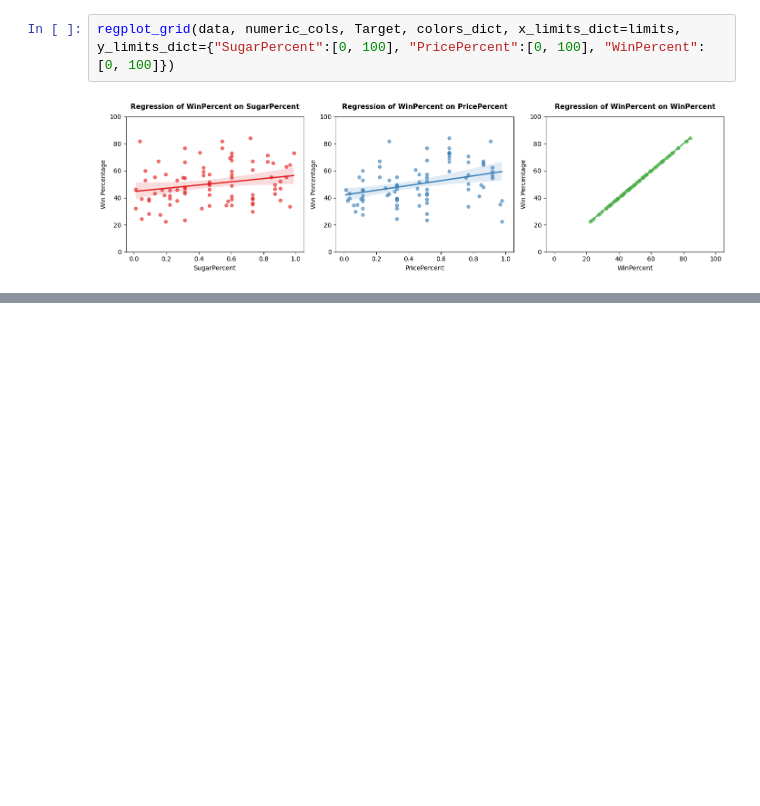
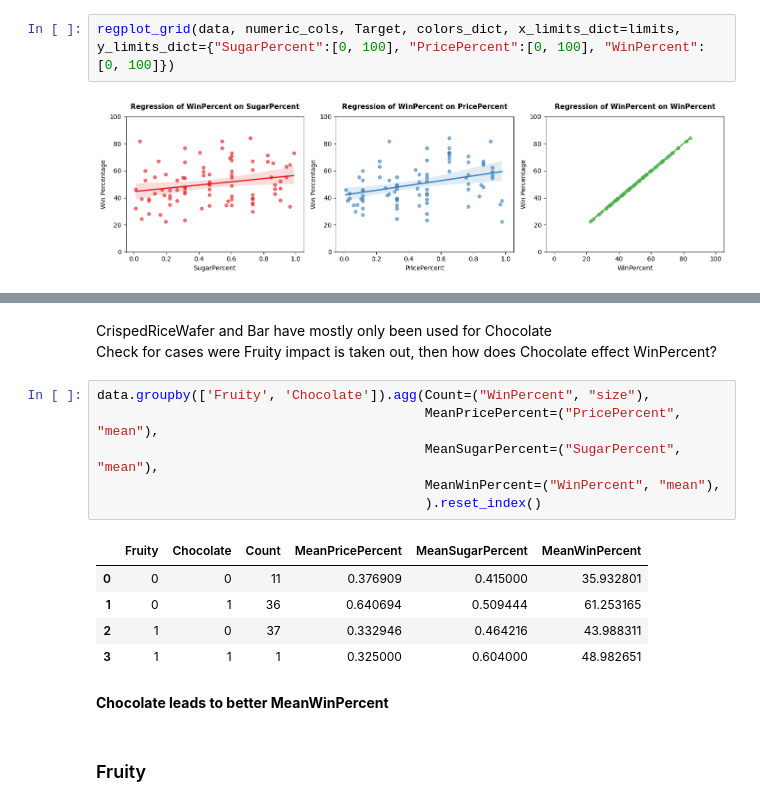
Before and after one commit to Sanchit2798/candy-case-study, a Jupyter notebook: notebooks/01_eda.ipynb, the cells around one changed output, grey strips where cells are left out. Cells and saved outputs as stored; diff of their text form; blank space fills up the shorter version.

```diff
--- a/notebooks/01_eda.ipynb
+++ b/notebooks/01_eda.ipynb
@@ -128,0 +235,19 @@ swarm_grid(data, binary_columns, Target, labels_dict, colors_dict, max_cols=3, f
+# %% [markdown]
+CrispedRiceWafer and Bar have mostly only been used for Chocolate \
+Check for cases were Fruity impact is taken out, then how does Chocolate effect WinPercent?
+# %%
+data.groupby(['Fruity', 'Chocolate']).agg(Count=("WinPercent", "size"),
+                                          MeanPricePercent=("PricePercent", "mean"),
+                                          MeanSugarPercent=("SugarPercent", "mean"),
+                                          MeanWinPercent=("WinPercent", "mean"),
+                                          ).reset_index()
+# %% [output]
+|  | Fruity | Chocolate | Count | MeanPricePercent | MeanSugarPercent | MeanWinPercent |
+| 0 | 0 | 0 | 11 | 0.376909 | 0.415000 | 35.932801 |
+| 1 | 0 | 1 | 36 | 0.640694 | 0.509444 | 61.253165 |
+| 2 | 1 | 0 | 37 | 0.332946 | 0.464216 | 43.988311 |
+| 3 | 1 | 1 | 1 | 0.325000 | 0.604000 | 48.982651 |
+# %% [markdown]
+**Chocolate leads to better MeanWinPercent**
+# %% [markdown]
+### Fruity
```
Also changed, not shown: parts of 36 cells of this notebook, 26 other files.
